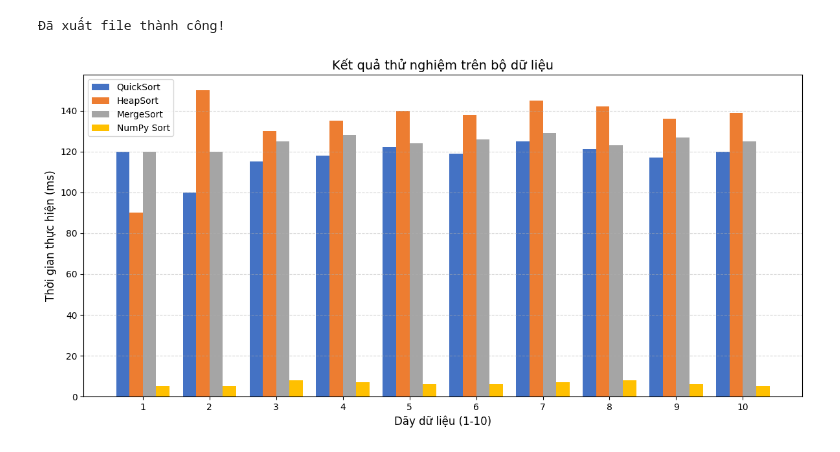
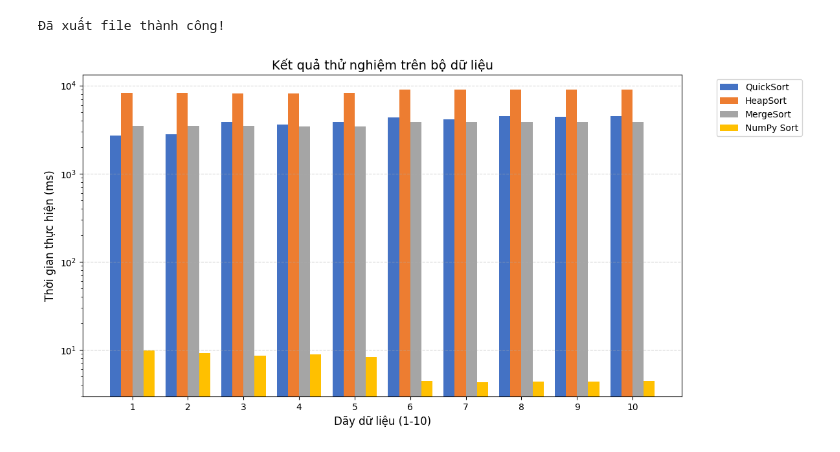
Before and after one commit to NgocNhoNguyen2605n/Sorting-Algorithms-Report, a Jupyter notebook: experiment.ipynb, the cells around one changed output. Cells and saved outputs as stored; diff of their text form; code cells hidden in the pictures.

```diff
--- a/experiment.ipynb
+++ b/experiment.ipynb
@@ -121,37 +114,26 @@ print("Đã xuất file thành công!")
 # %%
 import matplotlib.pyplot as plt
 import numpy as np
 
-# --- BƯỚC 1: NHẬP DỮ LIỆU CỦA BẠN VÀO ĐÂY ---
-# Thay thế các list này bằng số liệu thực tế bạn đo được (đơn vị ms hoặc giây)
-# Ví dụ: qs_times = [120, 100, 150, ...]
-qs_times = [120, 100, 115, 118, 122, 119, 125, 121, 117, 120]
-hs_times = [90, 150, 130, 135, 140, 138, 145, 142, 136, 139]
-ms_times = [120, 120, 125, 128, 124, 126, 129, 123, 127, 125]
-py_times = [5, 5, 8, 7, 6, 6, 7, 8, 6, 5] # NumPy thường cực nhanh
-
-# --- BƯỚC 2: VẼ BIỂU ĐỒ ---
-labels = np.arange(1, 11) # Dãy 1 đến 10
-width = 0.2 # Độ rộng của cột
+labels = np.arange(1, 11)
+width = 0.2
 
 fig, ax = plt.subplots(figsize=(12, 6))
 
-# Vẽ từng nhóm cột
 rects1 = ax.bar(labels - 1.5*width, qs_times, width, label='QuickSort', color='#4472C4')
 rects2 = ax.bar(labels - 0.5*width, hs_times, width, label='HeapSort', color='#ED7D31')
 rects3 = ax.bar(labels + 0.5*width, ms_times, width, label='MergeSort', color='#A5A5A5')
-rects4 = ax.bar(labels + 1.5*width, py_times, width, label='NumPy Sort', color='#FFC000')
+rects4 = ax.bar(labels + 1.5*width, ns_times, width, label='NumPy Sort', color='#FFC000')
 
-# Trang trí biểu đồ
 ax.set_xlabel('Dãy dữ liệu (1-10)', fontsize=12)
 ax.set_ylabel('Thời gian thực hiện (ms)', fontsize=12)
 ax.set_title('Kết quả thử nghiệm trên bộ dữ liệu', fontsize=14)
 ax.set_xticks(labels)
-ax.legend()
+ax.legend(bbox_to_anchor=(1.05, 1), loc='upper left')
 ax.grid(axis='y', linestyle='--', alpha=0.5)
+ax.set_yscale('log')
 
-# Hiển thị
 plt.tight_layout()
 plt.show()
 # %% [output]
-[figure, old version]
+[figure, new version]
```
Also changed, not shown: parts of 1 cell of this notebook, 2 other files.
